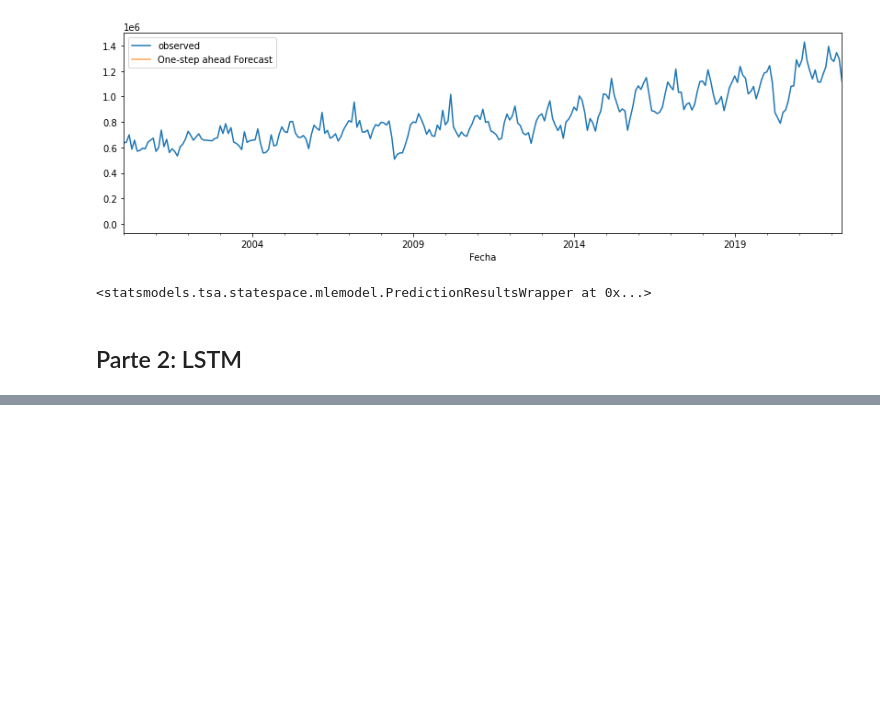
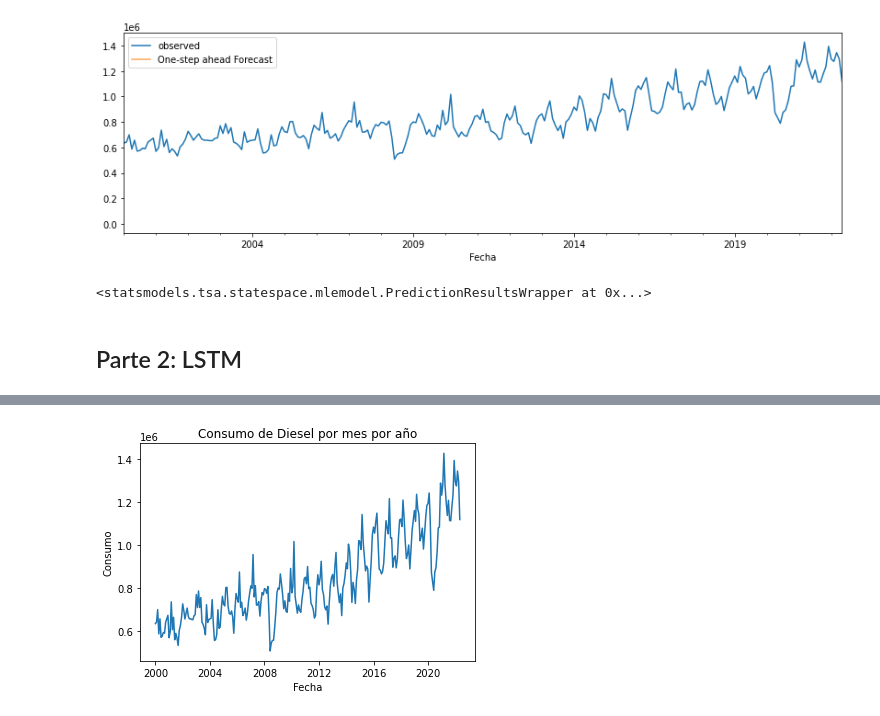
Before and after one commit to JuanPineda115/DS-Lab3, a Jupyter notebook: lab3.ipynb, the cells around one changed output, grey strips where cells are left out. Saved outputs shown, nothing was run; the diff lists cells and outputs as text; code cells hidden in the pictures; blank space fills up the shorter version.

```diff
--- a/lab3.ipynb
+++ b/lab3.ipynb
@@ -145,3 +148,10 @@ pred
 <statsmodels.tsa.statespace.mlemodel.PredictionResultsWrapper at 0x...>
 # %% [markdown]
 ## Parte 2: LSTM
+# %%
+consumo = pd.read_excel('./CONSUMO-2022-05.xlsx', skiprows=6)
+consumo = consumo[['Fecha', 'Diesel']]
+#omitimos los datos despues del 269 ya que no aportan relevancia
+consumo = consumo[:269]
+consumo = consumo.set_index('Fecha')
+consumo.head()
@@ -147,0 +166,6 @@ pred
+# %%
+plt.plot(consumo)
+plt.gca().set(title="Consumo de Diesel por mes por año", xlabel="Fecha", ylabel="Consumo")
+plt.show()
+# %% [output]
+[figure, added]
```
Also changed, not shown: parts of 39 cells of this notebook.
